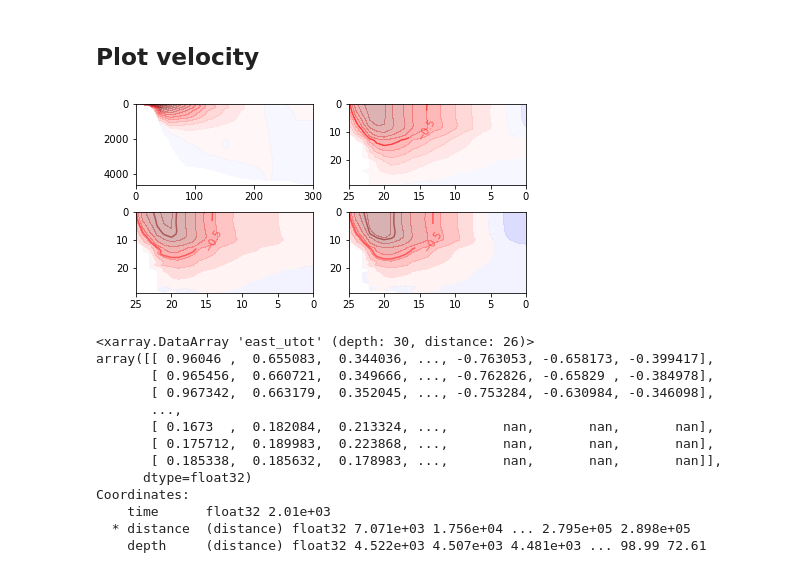
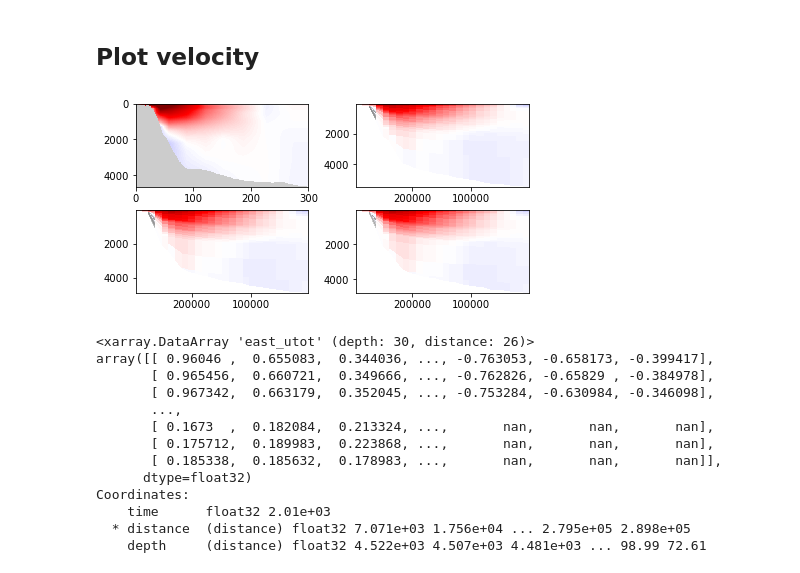
Before and after one commit to HarryLuyt/paper1_scripts, a Jupyter notebook: Scripts/HYCOM_ACT_Section.ipynb, the cells around one changed output. Cells and saved outputs as stored; diff of their text form; code cells hidden in the pictures.

Commit message:
Change section plotting to use lower interface variable rather than depth

```diff
--- a/Scripts/HYCOM_ACT_Section.ipynb
+++ b/Scripts/HYCOM_ACT_Section.ipynb
@@ -187,25 +244,35 @@ ax.invert_xaxis()
 # %%
 simulations = [FREE_rot, OSTIA_rot, CCI_rot]
 fig, axs = plt.subplots(2, 2, figsize = (6, 3), constrained_layout = True)
-axs[0,0].contourf(ACT['distance'], ACT['depth'], ACT['v'].mean(dim = 'time').transpose(),
-                  20, vmin = -1.0, vmax = 1.0, cmap = 'seismic_r', alpha = 0.3)
+
+# Get cmap and set NaN values to grey colour
+cmap = plt.cm.get_cmap("seismic_r").copy()
+cmap.set_bad('grey', alpha = 0.4)
+
+# axs[0,0].contourf(ACT['distance'], ACT['depth'], ACT['v'].mean(dim = 'time').transpose(),
+#                   20, vmin = -1.0, vmax = 1.0, cmap = 'seismic_r', alpha = 0.3)
+axs[0,0].pcolormesh(ACT['distance'], ACT['depth'], ACT['v'].mean(dim = 'time').transpose(),
+                    vmin = -1.0, vmax = 1.0, cmap = cmap)
 # CS = axs[0,0].contour(ACT['v'].mean(dim = 'time').transpose(), np.arange(-1,1.5,0.5),
 #                   vmin = -1.0, vmax = 1.0, cmap = 'seismic_r', alpha = 0.5)
 # axs[0,0].clabel(CS, np.arange(-1,1.5,0.5), inline=True)
 axs[0,0].invert_yaxis()
 # axs[0,0].colorbar()
 # ax.invert_xaxis()
 for i, ax in enumerate(axs.flatten()[1:]):
-    ax.contourf(simulations[i]['east_utot'].mean(dim = 'time'), 10,
-                vmin = -1.0, vmax = 1.0, cmap = 'seismic_r', alpha = 0.3)
-    CS = ax.contour(simulations[i]['east_utot'].mean(dim = 'time'), np.arange(-1,1.5,0.5),
-                  vmin = -1.0, vmax = 1.0, cmap = 'seismic_r', alpha = 0.5)
+#     ax.contourf(simulations[i]['east_utot'].mean(dim = 'time'), 10,
+#                 vmin = -1.0, vmax = 1.0, cmap = 'seismic_r', alpha = 0.3)
+    ax.pcolormesh(simulations[i]['distance'], simulations[i]['intf_lower'].mean(dim='time'),
+                  FREE_rot['east_utot'].mean(dim = 'time'), vmin = -1.0, vmax = 1.0,
+                  cmap = cmap)
+#     CS = ax.contour(simulations[i]['east_utot'].mean(dim = 'time'), np.arange(-1,1.5,0.5),
+#                   vmin = -1.0, vmax = 1.0, cmap = 'seismic_r', alpha = 0.5)
     ax.clabel(CS, np.arange(-1,1.5,0.5), inline=True)
     ax.invert_yaxis()
     ax.invert_xaxis()
 # print(FREE['east_utot'].mean(dim='time').max(), FREE['east_utot'].mean(dim='time').min())
 # %% [output]
-[figure, old version]
+[figure, new version]
 # %%
 FREE['east_utot'][0,:,:]
 # %% [output]
```
Also changed, not shown: parts of 4 cells of this notebook.
